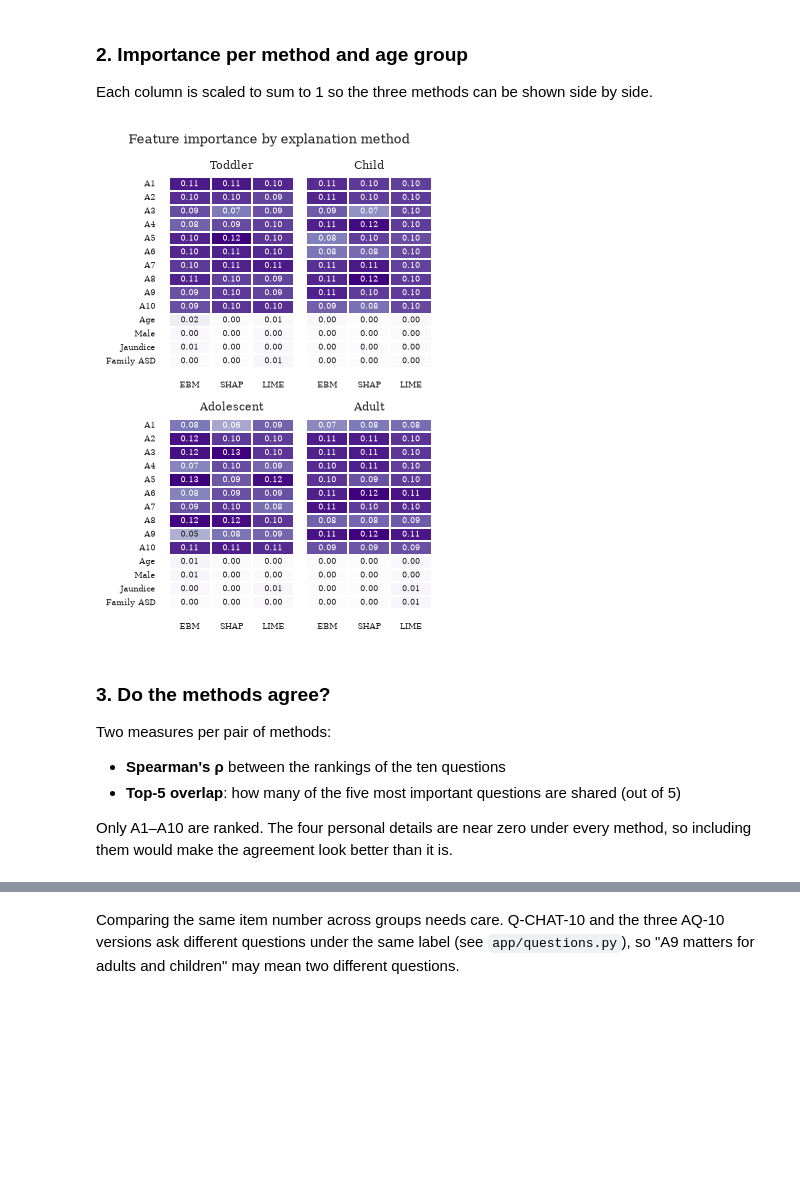
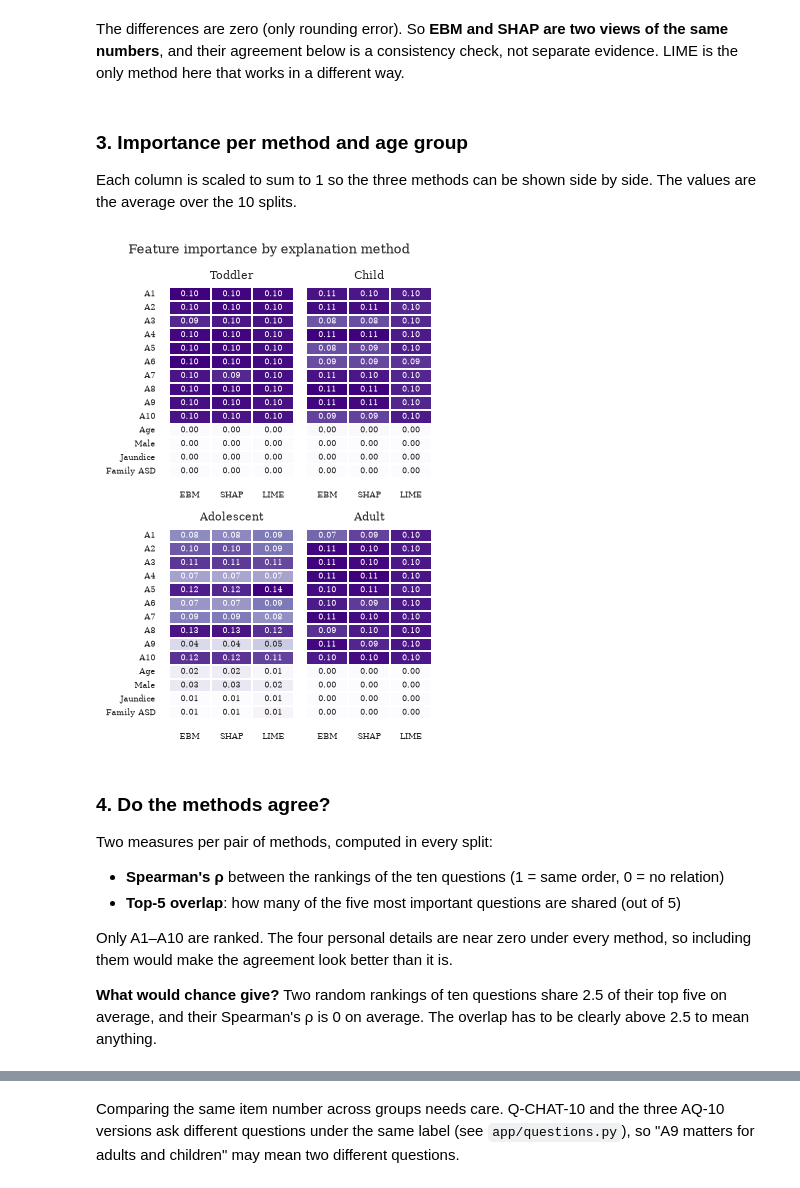
Before and after one commit to Syedhamzahussain520/asd-screening, a Jupyter notebook: notebooks/07_explainability.ipynb, the cells around one changed output, grey strips where cells are left out. Drawn from its saved outputs; the diff is of its cells as text; code cells hidden in the pictures; blank space fills up the shorter version.

Commit message:
Compare the explanation methods on the same rows and scale, over repeated splits

```diff
--- a/notebooks/07_explainability.ipynb
+++ b/notebooks/07_explainability.ipynb
@@ -73,25 +85,0 @@ def lime_importance(model, X_train, X_test):
-# %%
-importance, shap_values = {}, {}
-
-for g in GROUPS:
-    df = pd.read_csv(PROCESSED / f"{g}.csv")
-    # 80% for training, 20% for testing. stratify keeps the class balance the same in both
-    X_train, X_test, y_train, y_test = train_test_split(
-        df[FEATURES], df["asd"], test_size=0.2, stratify=df["asd"], random_state=SEED)
-
-    # interactions=0: the EBM looks at each input alone, no pairs
-    # SMOTE makes new rows for the smaller class, e.g. 40 "yes" rows become 100 (see notebook 05)
-    model = Pipeline([
-        ("smote", SMOTENC(categorical_features=CATEGORICAL, random_state=SEED)),
-        ("clf", ExplainableBoostingClassifier(interactions=0, random_state=SEED)),
-    ]).fit(X_train, y_train)
-    print(f"{g:<11} test accuracy {model.score(X_test, y_test):.3f}")
-
-    sv = shap_explanation(model, X_train, X_test)
-    shap_values[g] = sv
-    importance[g] = pd.DataFrame({
-        "EBM": ebm_importance(model),
-        # average size of the SHAP values for each input
-        "SHAP": pd.Series(np.abs(sv.values).mean(axis=0), index=FEATURES),
-        "LIME": lime_importance(model, X_train, X_test),
-    })
@@ -103,32 +148,36 @@ adult       test accuracy 1.000
+# %% [markdown]
+The differences are zero (only rounding error). So **EBM and SHAP are two views of the same numbers**, and their agreement below is a consistency check, not separate evidence. LIME is the only method here that works in a different way.
 # %% [markdown]
-### 2. Importance per method and age group
+### 3. Importance per method and age group
 
-Each column is scaled to sum to 1 so the three methods can be shown side by side.
+Each column is scaled to sum to 1 so the three methods can be shown side by side. The values are the average over the 10 splits.
 # %%
-# make each method add up to 1, so the three can be compared
-scaled = pd.concat({g: imp / imp.sum() for g, imp in importance.items()}, axis=1)
+# make each method add up to 1 in every split, then take the average over the splits
+scaled = pd.concat({g: sum(imp / imp.sum() for imp in importance[g]) / len(importance[g]) for g in GROUPS}, axis=1)
 scaled.to_csv(TABLES / "feature_importance.csv")
 
 fig, axes = plt.subplots(2, 2, figsize=(COLUMN, 5.2), sharey=True)
 for ax, g in zip(axes.flat, GROUPS):
     sns.heatmap(scaled[g].rename(index=FEATURE_NAMES), annot=True, fmt=".2f", annot_kws={"size": 5.5},
                 cmap="Purples", cbar=False, linewidths=0.3, ax=ax)
     ax.set_title(g.capitalize())
     ax.tick_params(axis="y", rotation=0, labelsize=6)
     ax.tick_params(axis="x", labelsize=6)
 fig.suptitle("Feature importance by explanation method")
 fig.tight_layout()
 fig.savefig(FIGURES / "fig_importance_by_method.png")
 # %% [output]
-[figure, old version]
+[figure, new version]
 # %% [markdown]
-### 3. Do the methods agree?
+### 4. Do the methods agree?
 
-Two measures per pair of methods:
+Two measures per pair of methods, computed in every split:
 
-* **Spearman's ρ** between the rankings of the ten questions
+* **Spearman's ρ** between the rankings of the ten questions (1 = same order, 0 = no relation)
 * **Top-5 overlap**: how many of the five most important questions are shared (out of 5)
 
 Only A1–A10 are ranked. The four personal details are near zero under every method, so including them would make the agreement look better than it is.
+
+**What would chance give?** Two random rankings of ten questions share 2.5 of their top five on average, and their Spearman's ρ is 0 on average. The overlap has to be clearly above 2.5 to mean anything.
 # %%
 rows = []
```
Also changed, not shown: parts of 17 cells of this notebook, 4 other files.
